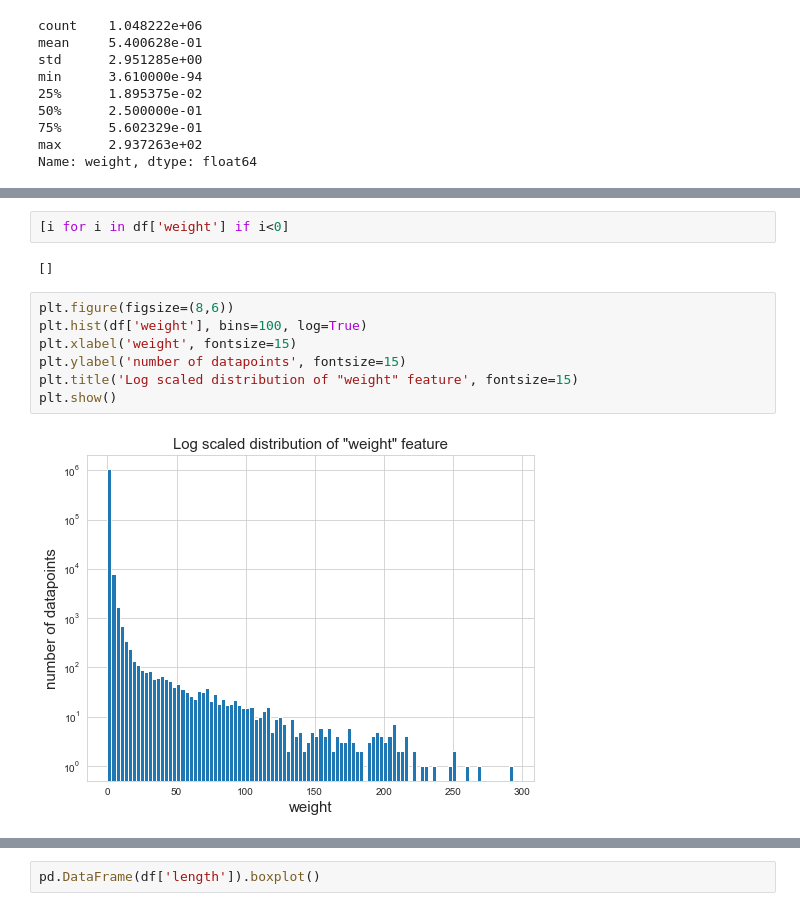
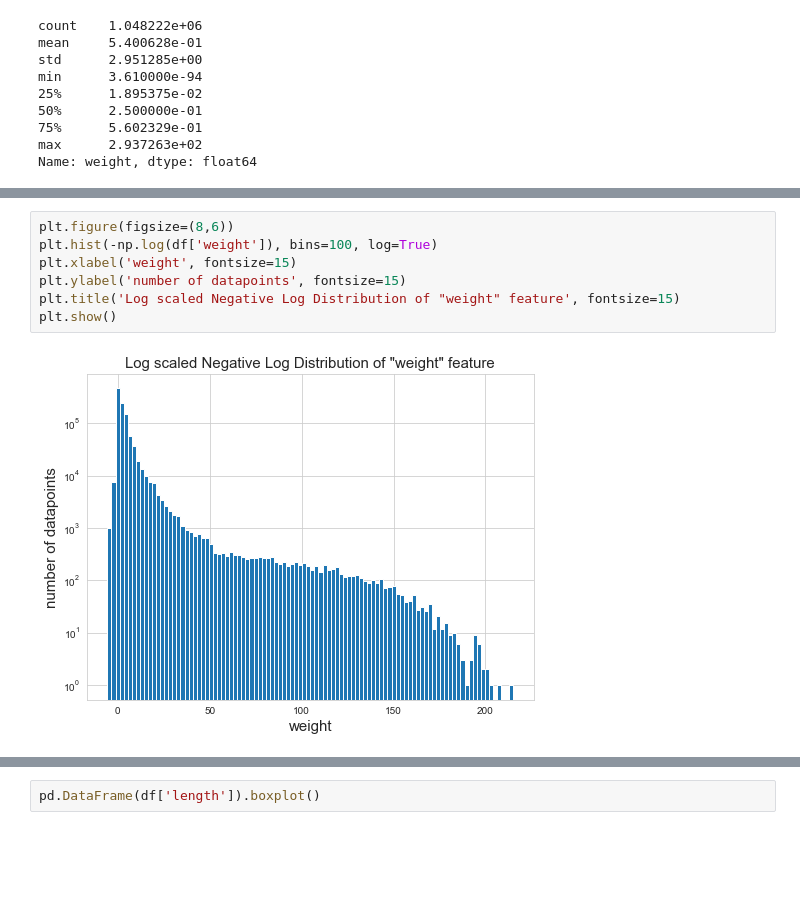
Before and after one commit to gauravsh0812/Bitcoin_Heist, a Jupyter notebook: Bitcoin_Heist.ipynb, the cells around one changed output, grey strips where cells are left out. Cells and saved outputs as stored; diff of their text form; blank space fills up the shorter version.

```diff
--- a/Bitcoin_Heist.ipynb
+++ b/Bitcoin_Heist.ipynb
@@ -245,13 +244,9 @@ We can see that the standard deviation is only of 2.951285 and the mean of the f
-# %%
-[i for i in df['weight'] if i<0]
-# %% [output]
-[]
 # %%
 plt.figure(figsize=(8,6))
-plt.hist(df['weight'], bins=100, log=True)
+plt.hist(-np.log(df['weight']), bins=100, log=True)
 plt.xlabel('weight', fontsize=15)
 plt.ylabel('number of datapoints', fontsize=15)
-plt.title('Log scaled distribution of "weight" feature', fontsize=15)
+plt.title('Log scaled Negative Log Distribution of "weight" feature', fontsize=15)
 plt.show()
 # %% [output]
-[figure, old version]
+[figure, new version]
```
Also changed, not shown: parts of 19 cells of this notebook.
